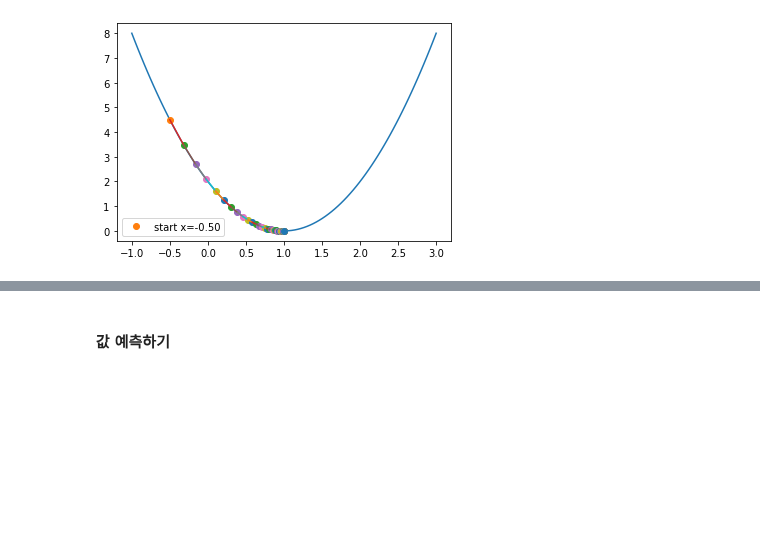
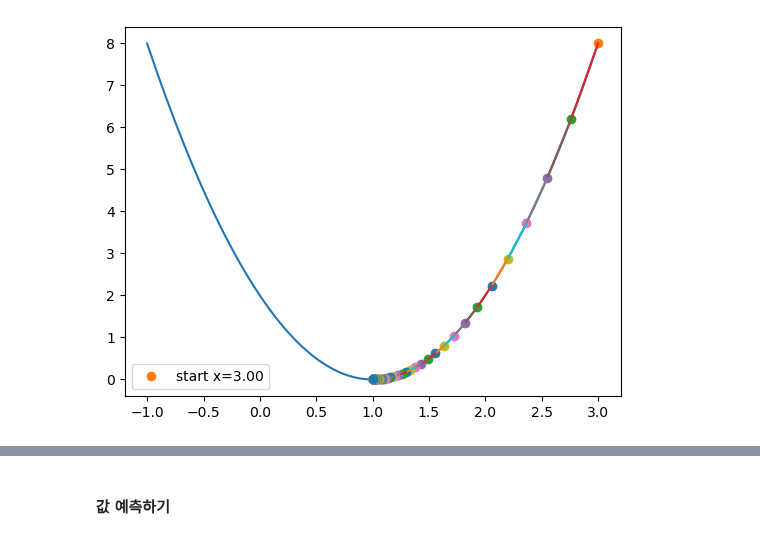
Before and after one commit to imguru-mooc/HVAC_EDU, a Jupyter notebook: 인공지능/source/Chapter_2/1.linear_regression.ipynb, the cells around one changed output, grey strips where cells are left out. Cells and saved outputs as stored; diff of their text form; code cells hidden in the pictures; blank space fills up the shorter version.

```diff
--- a/인공지능/source/Chapter_2/1.linear_regression.ipynb
+++ b/인공지능/source/Chapter_2/1.linear_regression.ipynb
@@ -145,35 +119,35 @@ import matplotlib.pyplot as plt  # plotting core
 b=0
 x=2
 y=2
 
 def f(w) : # A parabola
     f = 0.5*((w*x+b)-y)**2
     return f
 def Df(w) : # The derivative (gradient)
     Df = x*((w*x+b)-y)
     return Df
 def xp1(w,alpha) : # update
     xp1 = w - alpha * Df(w)
     return xp1
 
 def plot_steps( guess, alpha, nsteps) :
     fig, ax = plt.subplots()
     x = np.linspace(-1,3,100)
     ax.plot(x, f(x))
     x = guess
     ax.plot(x,f(x), 'o', label='start x=%.2f' %x )
     for i in range(nsteps):
         xold = x
         x = xp1(x,alpha)
         #ax.plot(x,f(x), 'o', label='x = %.2f' %x)
         ax.plot(x,f(x), 'o')
         ax.plot([xold,x],[f(xold),f(x)], '-')
     plt.legend()
     plt.show()
 
-plot_steps(-0.5, 0.03, 50 )
+plot_steps(3, 0.03, 100)
 # %% [output]
-[figure, old version]
+[figure, new version]
 # %%
 import numpy as np   # numeriacal computing
 import matplotlib.pyplot as plt  # plotting core
```
Also changed, not shown: parts of 14 cells of this notebook, 5 other files.
